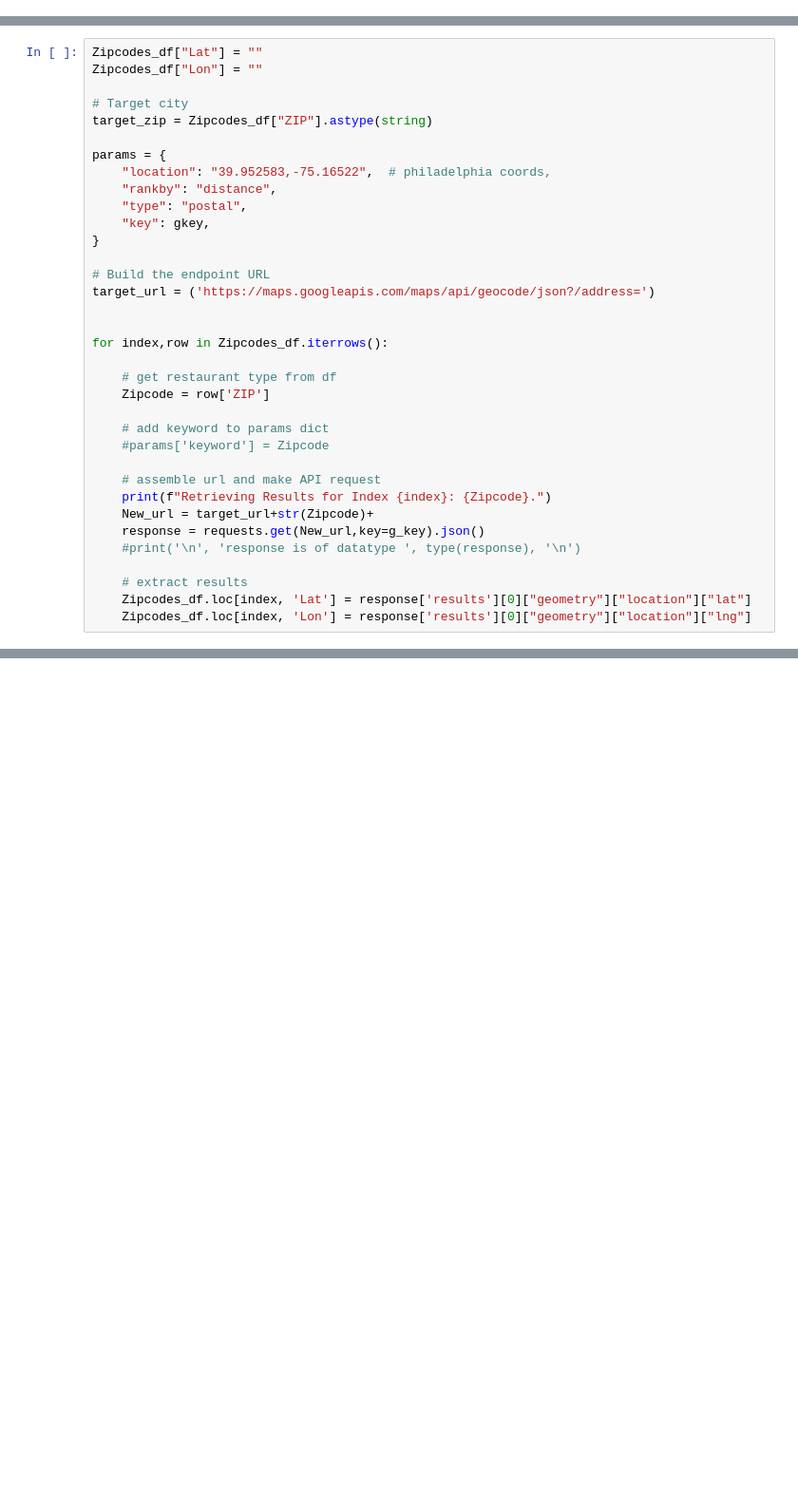
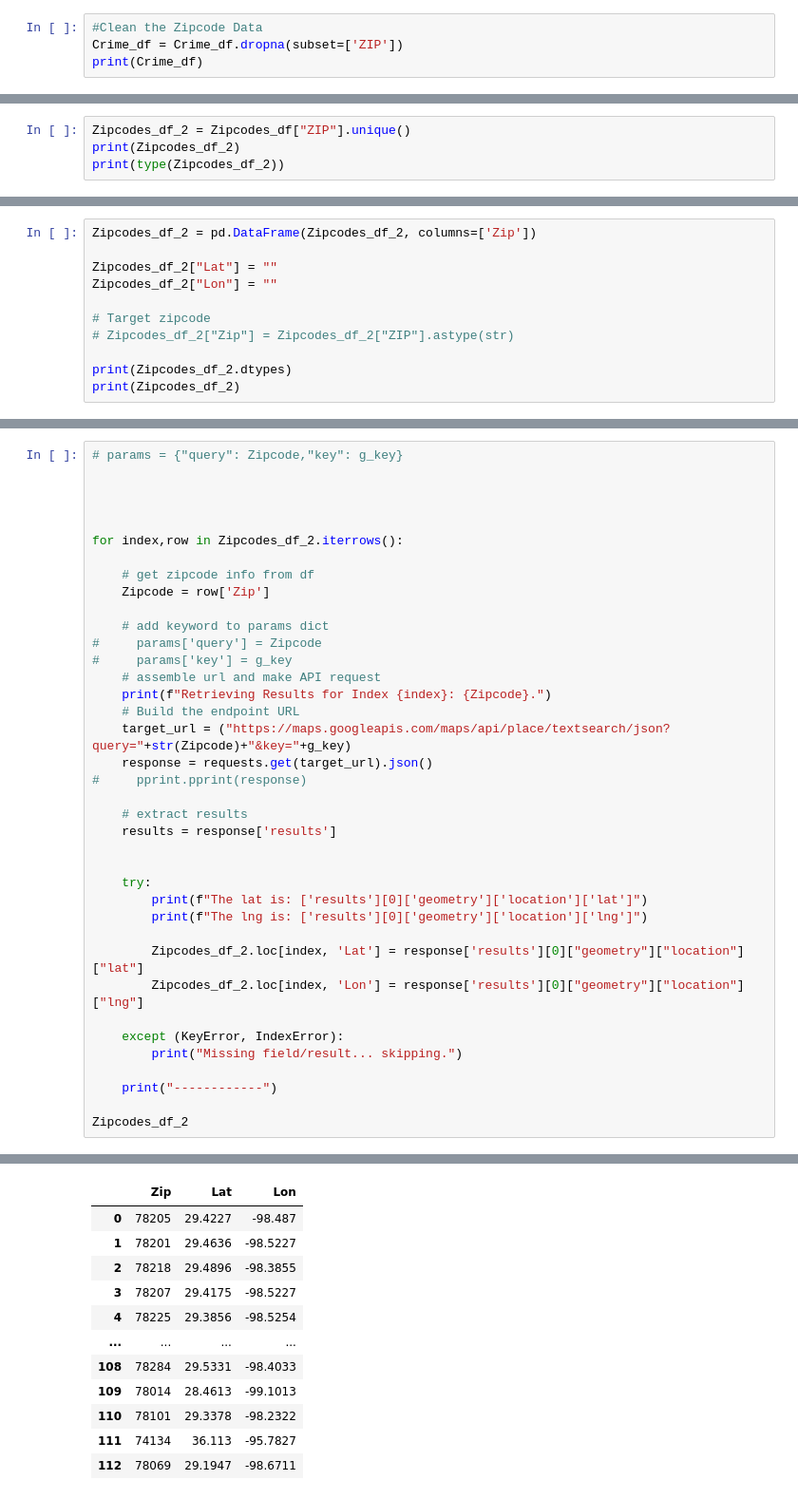
Before and after one commit to Teresa-18/teresa, a Jupyter notebook: Project_Code_Q1.ipynb, the cells around one changed output, grey strips where cells are left out. Shown at 95% size. Saved outputs shown, nothing was run; the diff lists cells and outputs as text; blank space fills up the shorter version.

```diff
--- a/Project_Code_Q1.ipynb
+++ b/Project_Code_Q1.ipynb
@@ -78,0 +58,4 @@ print(Crime_df.head())
+# %%
+#Clean the Zipcode Data
+Crime_df = Crime_df.dropna(subset=['ZIP'])
+print(Crime_df)
@@ -116,0 +124,4 @@ Name: INCIDENT_NUM, Length: 113, dtype: int64
+# %%
+Zipcodes_df_2 = Zipcodes_df["ZIP"].unique()
+print(Zipcodes_df_2)
+print(type(Zipcodes_df_2))
@@ -116,0 +143,11 @@ Name: INCIDENT_NUM, Length: 113, dtype: int64
+# %%
+Zipcodes_df_2 = pd.DataFrame(Zipcodes_df_2, columns=['Zip'])
+
+Zipcodes_df_2["Lat"] = ""
+Zipcodes_df_2["Lon"] = ""
+
+# Target zipcode
+# Zipcodes_df_2["Zip"] = Zipcodes_df_2["ZIP"].astype(str)
+
+print(Zipcodes_df_2.dtypes)
+print(Zipcodes_df_2)
@@ -117,35 +173,39 @@ Name: INCIDENT_NUM, Length: 113, dtype: int64
 # %%
-Zipcodes_df["Lat"] = ""
-Zipcodes_df["Lon"] = ""
-
-# Target city
-target_zip = Zipcodes_df["ZIP"].astype(string)
-
-params = {
-    "location": "39.952583,-75.16522",  # philadelphia coords,
-    "rankby": "distance",
-    "type": "postal",
-    "key": gkey,
-}
-
-# Build the endpoint URL
-target_url = ('https://maps.googleapis.com/maps/api/geocode/json?/address=')
+# params = {"query": Zipcode,"key": g_key}
 
 
-for index,row in Zipcodes_df.iterrows():
 
-    # get restaurant type from df
-    Zipcode = row['ZIP']
+
+for index,row in Zipcodes_df_2.iterrows():
+
+    # get zipcode info from df
+    Zipcode = row['Zip']
 
     # add keyword to params dict
-    #params['keyword'] = Zipcode
-
+#     params['query'] = Zipcode
+#     params['key'] = g_key
     # assemble url and make API request
     print(f"Retrieving Results for Index {index}: {Zipcode}.")
-    New_url = target_url+str(Zipcode)+
-    response = requests.get(New_url,key=g_key).json()
-    #print('\n', 'response is of datatype ', type(response), '\n')
+    # Build the endpoint URL
+    target_url = ("https://maps.googleapis.com/maps/api/place/textsearch/json?query="+str(Zipcode)+"&key="+g_key)
+    response = requests.get(target_url).json()
+#     pprint.pprint(response)
 
     # extract results
-    Zipcodes_df.loc[index, 'Lat'] = response['results'][0]["geometry"]["location"]["lat"]
-    Zipcodes_df.loc[index, 'Lon'] = response['results'][0]["geometry"]["location"]["lng"]
+    results = response['results']
+
+
+    try:
+        print(f"The lat is: ['results'][0]['geometry']['location']['lat']")
+        print(f"The lng is: ['results'][0]['geometry']['location']['lng']")
+
+        Zipcodes_df_2.loc[index, 'Lat'] = response['results'][0]["geometry"]["location"]["lat"]
+        Zipcodes_df_2.loc[index, 'Lon'] = response['results'][0]["geometry"]["location"]["lng"]
+
+    except (KeyError, IndexError):
+        print("Missing field/result... skipping.")
+
+    print("------------")
+
+Zipcodes_df_2
+# %% [output]
@@ -151,0 +229,12 @@ for index,row in Zipcodes_df.iterrows():
+|  | Zip | Lat | Lon |
+| 0 | 78205 | 29.4227 | -98.487 |
+| 1 | 78201 | 29.4636 | -98.5227 |
+| 2 | 78218 | 29.4896 | -98.3855 |
+| 3 | 78207 | 29.4175 | -98.5227 |
+| 4 | 78225 | 29.3856 | -98.5254 |
+| ... | ... | ... | ... |
+| 108 | 78284 | 29.5331 | -98.4033 |
+| 109 | 78014 | 28.4613 | -99.1013 |
+| 110 | 78101 | 29.3378 | -98.2322 |
+| 111 | 74134 | 36.113 | -95.7827 |
+| 112 | 78069 | 29.1947 | -98.6711 |
```
Also changed, not shown: parts of 12 cells of this notebook, 1 other file.
